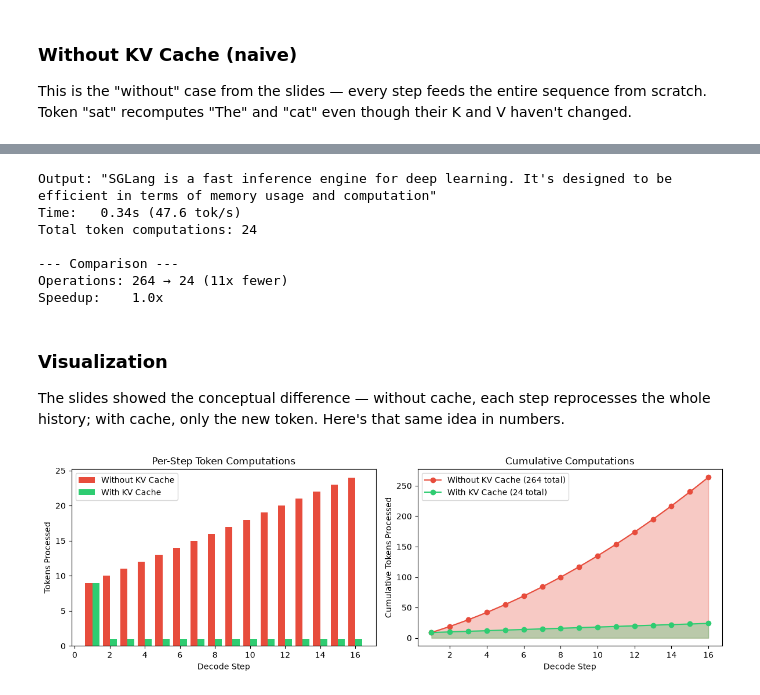
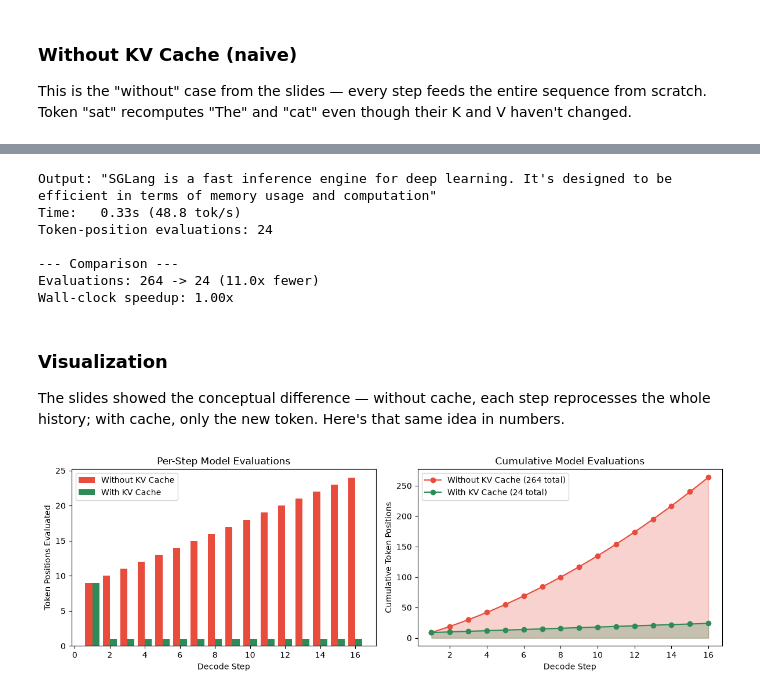
Before and after one commit to Nizarel/InferenceOptimizer, a Jupyter notebook: SGLang/L2.ipynb, the cells around one changed output, grey strips where cells are left out. Drawn from its saved outputs; the diff is of its cells as text; code cells hidden in the pictures.

```diff
--- a/SGLang/L2.ipynb
+++ b/SGLang/L2.ipynb
@@ -233,5 +242,5 @@ This is the "with" case from the slides — prefill stores K and V for all promp
 # %%
-# Optimized: prefill once, then only process the new token each step
+# Optimized: prefill once, then evaluate one new position per step.
 torch.cuda.synchronize()
 tic = time.perf_counter()
 text_kv_cache = auto_regressive_decode_with_kv_cache(
@@ -244,28 +253,28 @@ time_with_cache = toc - tic
 
 assert text_kv_cache == output_text_std
 
-# prefill + one per decode step
+# Prompt prefill plus one position for each remaining decode step.
 total_ops_kv = initial_tokens + (max_new_tokens - 1)
 speedup = time_no_cache / time_with_cache
 
 print(f"Output: \"{text_kv_cache}\"")
 tok_s = max_new_tokens / time_with_cache
 print(f"Time:   {time_with_cache:.2f}s ({tok_s:.1f} tok/s)")
-print(f"Total token computations: {total_ops_kv}")
-print(f"\n--- Comparison ---")
+print(f"Token-position evaluations: {total_ops_kv}")
+print("\n--- Comparison ---")
 print(
-    f"Operations: {total_ops} → {total_ops_kv}"
-    f" ({total_ops // total_ops_kv}x fewer)"
+    f"Evaluations: {total_ops} -> {total_ops_kv}"
+    f" ({total_ops / total_ops_kv:.1f}x fewer)"
 )
-print(f"Speedup:    {speedup:.1f}x")
+print(f"Wall-clock speedup: {speedup:.2f}x")
 # %% [output]
 Output: "SGLang is a fast inference engine for deep learning. It's designed to be efficient in terms of memory usage and computation"
-Time:   0.34s (47.6 tok/s)
-Total token computations: 24
+Time:   0.33s (48.8 tok/s)
+Token-position evaluations: 24
 
 --- Comparison ---
-Operations: 264 → 24 (11x fewer)
-Speedup:    1.0x
+Evaluations: 264 -> 24 (11.0x fewer)
+Wall-clock speedup: 1.00x
 # %% [markdown]
 ### Visualization
 
@@ -273,27 +282,48 @@ The slides showed the conceptual difference — without cache, each step reproce
 # %%
 import matplotlib.pyplot as plt
 import numpy as np
 
 steps = np.arange(1, max_new_tokens + 1)
-ops_no_cache = [initial_tokens + i for i in range(max_new_tokens)]
+ops_no_cache = [initial_tokens + step for step in range(max_new_tokens)]
 ops_kv_cache = [initial_tokens] + [1] * (max_new_tokens - 1)
 
 fig, (ax1, ax2) = plt.subplots(1, 2, figsize=(12, 4))
 
-# Per-step comparison
-ax1.bar(steps - 0.2, ops_no_cache, 0.4, label="Without KV Cache", color="#e74c3c")
-ax1.bar(steps + 0.2, ops_kv_cache, 0.4, label="With KV Cache", color="#2ecc71")
-ax1.set(xlabel="Decode Step", ylabel="Tokens Processed",title="Per-Step Token Computations")
+ax1.bar(
+    steps - 0.2, ops_no_cache, 0.4,
+    label="Without KV Cache", color="#e74c3c",
+)
+ax1.bar(
+    steps + 0.2, ops_kv_cache, 0.4,
+    label="With KV Cache", color="#2e8b57",
+)
+ax1.set(
+    xlabel="Decode Step",
+    ylabel="Token Positions Evaluated",
+    title="Per-Step Model Evaluations",
+)
 ax1.legend()
 
-# Cumulative comparison
-ax2.fill_between(steps, np.cumsum(ops_no_cache), alpha=0.3, color="#e74c3c")
-ax2.fill_between(steps, np.cumsum(ops_kv_cache), alpha=0.3, color="#2ecc71")
-ax2.plot(steps, np.cumsum(ops_no_cache), "o-", color="#e74c3c",label=f"Without KV Cache ({total_ops} total)")
-ax2.plot(steps, np.cumsum(ops_kv_cache), "o-",color="#2ecc71",label=f"With KV Cache ({total_ops_kv} total)")
-ax2.set( xlabel="Decode Step", ylabel="Cumulative Tokens Processed",title="Cumulative Computations")
+cumulative_no_cache = np.cumsum(ops_no_cache)
+cumulative_kv_cache = np.cumsum(ops_kv_cache)
+ax2.fill_between(steps, cumulative_no_cache, alpha=0.25, color="#e74c3c")
+ax2.fill_between(steps, cumulative_kv_cache, alpha=0.25, color="#2e8b57")
+ax2.plot(
+    steps, cumulative_no_cache, "o-", color="#e74c3c",
+    label=f"Without KV Cache ({total_ops} total)",
+)
+ax2.plot(
+    steps, cumulative_kv_cache, "o-", color="#2e8b57",
+    label=f"With KV Cache ({total_ops_kv} total)",
+)
+ax2.set(
+    xlabel="Decode Step",
+    ylabel="Cumulative Token Positions",
+    title="Cumulative Model Evaluations",
+)
 ax2.legend()
+
 plt.tight_layout()
 plt.show()
 # %% [output]
-[figure, old version]
+[figure, new version]
```
Also changed, not shown: parts of 17 cells of this notebook, 9 other files.
